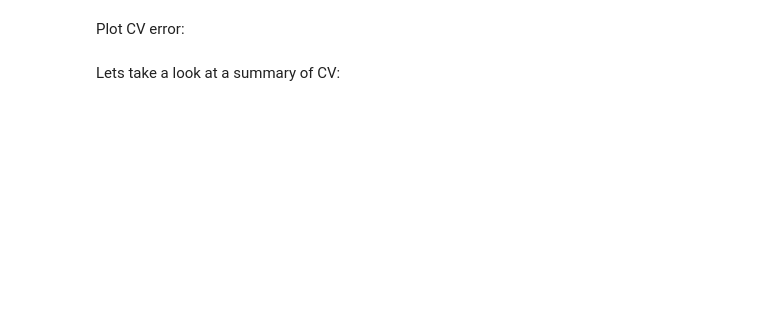
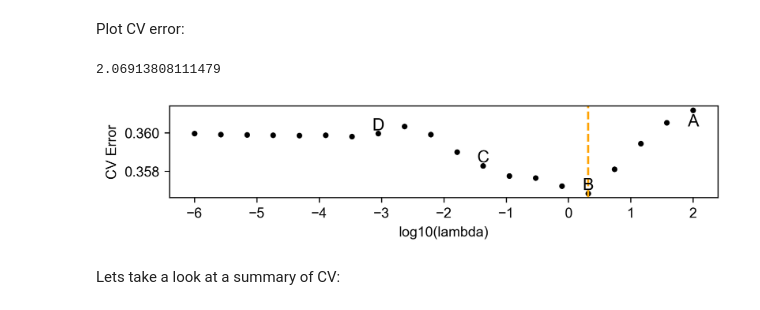
Before and after one commit to jhmarcus/feems-analysis, a Jupyter notebook: notebooks/figure-3-and-4-wolves.ipynb, the cells around one changed output. Saved outputs shown, nothing was run; the diff lists cells and outputs as text; code cells hidden in the pictures; blank space fills up the shorter version.

```diff
--- a/notebooks/figure-3-and-4-wolves.ipynb
+++ b/notebooks/figure-3-and-4-wolves.ipynb
@@ -69,15 +87,18 @@ Plot CV error:
 # %%
 fig, ax = plt.subplots(dpi=300, figsize=(7, 1.2))
 ax.plot(np.log10(lamb_grid), mean_cv_err, ".", color="black");
 ax.set_xlabel("log10(lambda)");
 ax.set_ylabel("CV Error");
 ax.axvline(np.log10(lamb_cv), color = "orange", linestyle="dashed")
 ax.text(np.log10(lamb_grid[0]), mean_cv_err[0, 0] - .0002, "A", fontdict={"fontsize": 12, "horizontalalignment": "center", "verticalalignment": "top"})
-ax.text(np.log10(lamb_grid[3]), mean_cv_err[3, 0], "B", fontdict={"fontsize": 12, "horizontalalignment": "center", "verticalalignment": "bottom"})
-ax.text(np.log10(lamb_cv), mean_cv_err[np.argmin(mean_cv_err), 0], "C", fontdict={"fontsize": 12, "horizontalalignment": "center", "verticalalignment": "bottom"})
-ax.text(np.log10(lamb_grid[10]), mean_cv_err[10, 0], "D", fontdict={"fontsize": 12, "horizontalalignment": "center", "verticalalignment": "bottom"})
+ax.text(np.log10(lamb_cv), mean_cv_err[np.argmin(mean_cv_err), 0], "B", fontdict={"fontsize": 12, "horizontalalignment": "center", "verticalalignment": "bottom"})
+ax.text(np.log10(lamb_grid[8]), mean_cv_err[8, 0], "C", fontdict={"fontsize": 12, "horizontalalignment": "center", "verticalalignment": "bottom"})
+ax.text(np.log10(lamb_grid[12]), mean_cv_err[12, 0], "D", fontdict={"fontsize": 12, "horizontalalignment": "center", "verticalalignment": "bottom"})
 
 print(lamb_cv)
+# %% [output]
+2.06913808111479
+[figure, added]
 # %%
 fig.savefig(
     "../output/figures/supp-figure-x-cv-curve.pdf", bbox_inches="tight", pad_inches=.1
```
Also changed, not shown: parts of 2 cells of this notebook, 2 other files.
